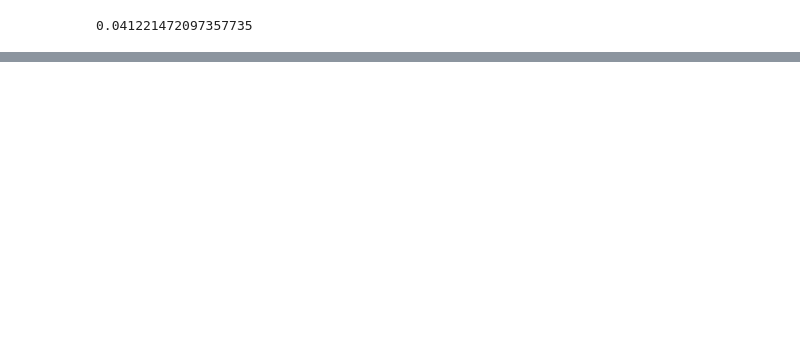
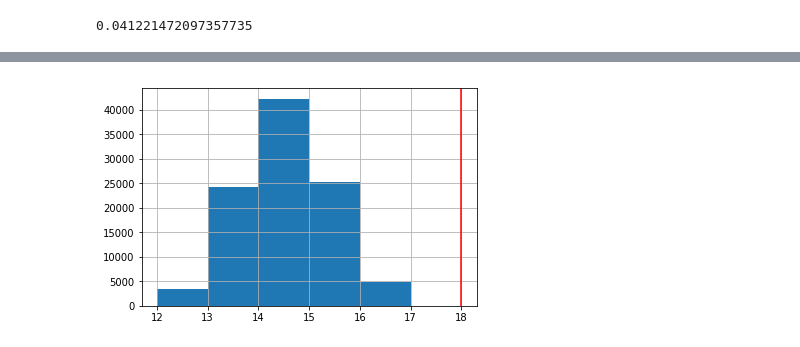
Before and after one commit to mggg/chicago, a Jupyter notebook: ensembles/Analysis.ipynb, the cells around one changed output, grey strips where cells are left out. Drawn from its saved outputs; the diff is of its cells as text; code cells hidden in the pictures; blank space fills up the shorter version.

```diff
--- a/ensembles/Analysis.ipynb
+++ b/ensembles/Analysis.ipynb
@@ -17,6 +20,6 @@ def analysis(data):
 # %%
 def majority_black_wards(data):
-    number_majority_black = (data["NH_BLACK"] / data["TOTPOP"] > 0.5).groupby(data["step"]).sum()
+    number_majority_black = (data["NH_BLACK"] / data["TOTPOP"] > 0.5)
     return number_majority_black
 # %%
 def segregated(data):
@@ -155,0 +138,5 @@ from gerrychain
+# %%
+hist_with_line_for_current(majority_black_wards, bins=range(12,18))
+plt.show()
+# %% [output]
+[figure, added]
```
Also changed, not shown: parts of 82 cells of this notebook, 26 other files.
